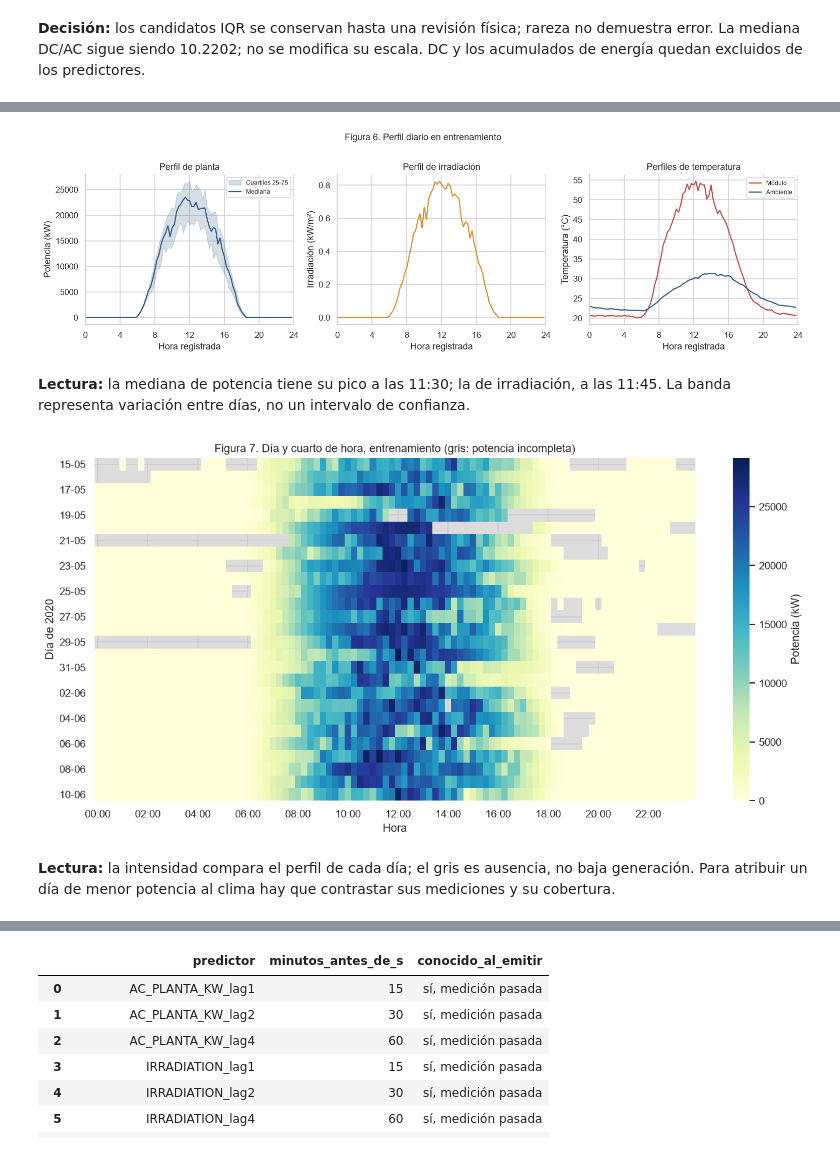
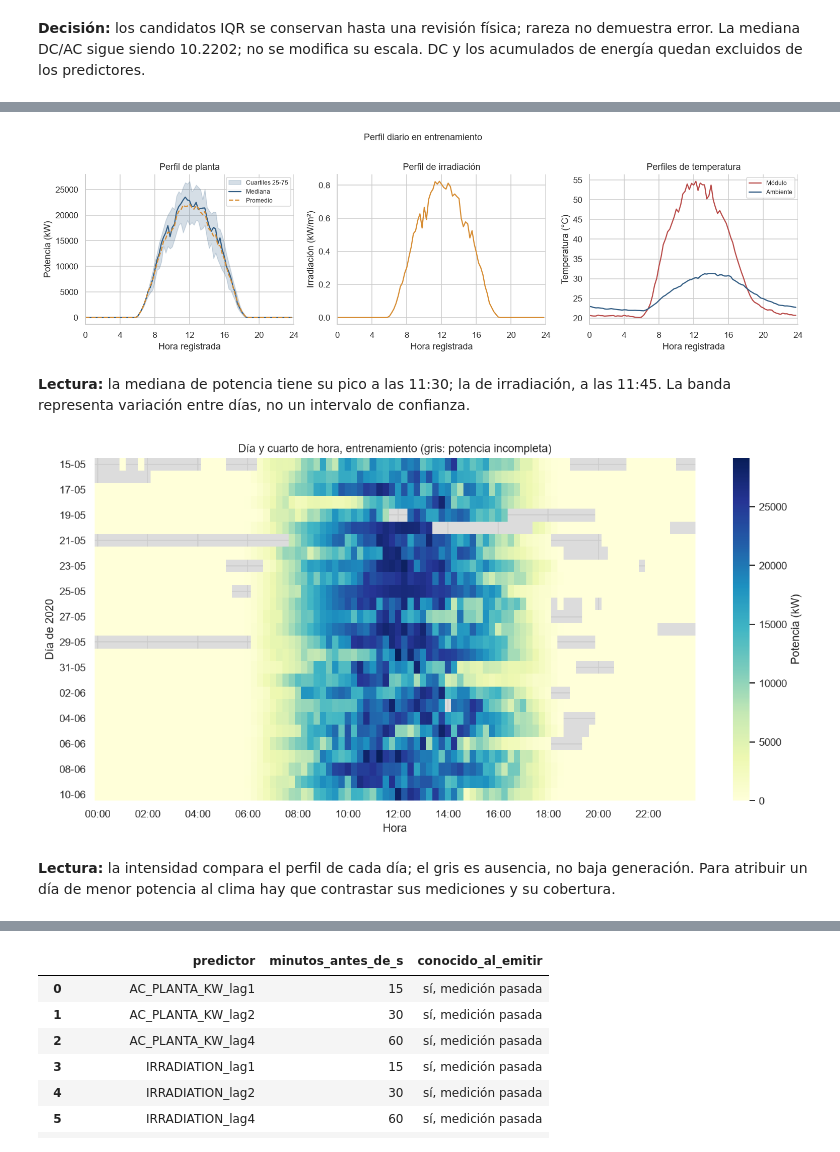
Before and after one commit to MekiahxAndres/proyecto3-solar-planta1, a Jupyter notebook: notebooks/Proyecto3_Planta1.ipynb, the cells around one changed output, grey strips where cells are left out. Drawn from its saved outputs; the diff is of its cells as text; code cells hidden in the pictures.

```diff
--- a/notebooks/Proyecto3_Planta1.ipynb
+++ b/notebooks/Proyecto3_Planta1.ipynb
@@ -352,3 +424,17 @@ display(Markdown(
 | 2 | AMBIENT_TEMPERATURE | 0 | 0 | 0 |
 | 3 | MODULE_TEMPERATURE | 0 | 0 | 0 |
 **Decisión:** los candidatos IQR se conservan hasta una revisión física; rareza no demuestra error. La mediana DC/AC sigue siendo 10.2202; no se modifica su escala. DC y los acumulados de energía quedan excluidos de los predictores.
+# %%
+# missingno [11] representa nulos; los ceros medidos se dejan como ceros.
+vista_faltantes=crudo[['AC_PLANTA_KW']+FUENTES_CLIMA].rename(columns={
+    'AC_PLANTA_KW':'Potencia completa','IRRADIATION':'Irradiación',
+    'AMBIENT_TEMPERATURE':'T ambiente','MODULE_TEMPERATURE':'T módulo'})
+fig,ax=plt.subplots(figsize=(8,5))
+msno.matrix(vista_faltantes,ax=ax,sparkline=False,fontsize=10,labels=True,color=(.19,.36,.51))
+ax.set_yticks([0,96*8,96*16,96*24,3263],[f'{d:%d-%m}' for d in REJILLA[[0,96*8,96*16,96*24,3263]]])
+ax.set_ylabel('Día de 2020; filas consecutivas cada 15 min')
+fig.tight_layout();plt.show()
+display(Markdown('**Lectura:** blanco indica nulo; color indica una medición disponible, incluso si vale cero. '
+    'Los sensores comparten huecos porque provienen de la misma fuente. Una correlación de ausencia igual a 1 '
+    'en missingno significaría que faltan juntos; no una correlación física perfecta. '
+    'No se transforma la noche en valores ausentes para producir esta gráfica.'))
@@ -427,29 +516,30 @@ display(Markdown('**Lectura:** la gráfica alinea generación y clima sin despla
 # %%
 periodo_train=limpio.loc[limpio.index<FECHA_CORTE]
 hora_train=pd.Series(periodo_train.HORA,index=periodo_train.index)
 perfil=periodo_train.AC_PLANTA_KW.groupby(hora_train).quantile([.25,.5,.75]).unstack()
 perfil_clima=periodo_train.groupby('HORA')[FUENTES_CLIMA].median()
 fig,axes=plt.subplots(1,3,figsize=(14,4))
 axes[0].fill_between(perfil.index,perfil[.25],perfil[.75],color=AZUL,alpha=.2,label='Cuartiles 25-75')
-axes[0].plot(perfil.index,perfil[.5],color=AZUL,label='Mediana');axes[0].set(ylabel='Potencia (kW)',title='Perfil de planta');axes[0].legend(fontsize=8)
+axes[0].plot(perfil.index,perfil[.5],color=AZUL,label='Mediana');
+axes[0].plot(perfil.index,periodo_train.groupby('HORA').AC_PLANTA_KW.mean(),color=NARANJA,ls='--',label='Promedio');axes[0].set(ylabel='Potencia (kW)',title='Perfil de planta');axes[0].legend(fontsize=8)
 axes[1].plot(perfil_clima.index,perfil_clima.IRRADIATION,color=NARANJA);axes[1].set(ylabel='Irradiación (kW/m²)',title='Perfil de irradiación')
 axes[2].plot(perfil_clima.index,perfil_clima.MODULE_TEMPERATURE,color=ROJO,label='Módulo')
 axes[2].plot(perfil_clima.index,perfil_clima.AMBIENT_TEMPERATURE,color=AZUL,label='Ambiente');axes[2].legend(fontsize=8);axes[2].set(ylabel='Temperatura (°C)',title='Perfiles de temperatura')
 for ax in axes:ax.set(xlabel='Hora registrada',xlim=(0,24),xticks=range(0,25,4))
-fig.suptitle('Figura 6. Perfil diario en entrenamiento',y=1.02);fig.tight_layout();plt.show()
+fig.suptitle('Perfil diario en entrenamiento',y=1.02);fig.tight_layout();plt.show()
 hp=float(perfil[.5].idxmax());hi=float(perfil_clima.IRRADIATION.idxmax())
 display(Markdown(f'**Lectura:** la mediana de potencia tiene su pico a las {int(hp):02d}:{round(hp%1*60):02d}; la de irradiación, a las {int(hi):02d}:{round(hi%1*60):02d}. La banda representa variación entre días, no un intervalo de confianza.'))
 mapa=periodo_train.assign(DIA=periodo_train.index.normalize()).pivot(index='DIA',columns='HORA',values='AC_PLANTA_KW')
 fig,ax=plt.subplots(figsize=(12,6));ax.set_facecolor('#DCDCDC')
 sns.heatmap(mapa,cmap='YlGnBu',vmin=0,xticklabels=False,yticklabels=False,ax=ax,cbar_kws={'label':'Potencia (kW)'})
 xx=np.arange(0,mapa.shape[1],8);yy=np.arange(0,len(mapa),2)
 ax.set_xticks(xx+.5,labels=[f'{int(mapa.columns[k]):02d}:00' for k in xx])
 ax.set_yticks(yy+.5,labels=[f'{mapa.index[k]:%d-%m}' for k in yy],rotation=0)
-ax.set(title='Figura 7. Día y cuarto de hora, entrenamiento (gris: potencia incompleta)',xlabel='Hora',ylabel='Día de 2020')
+ax.set(title='Día y cuarto de hora, entrenamiento (gris: potencia incompleta)',xlabel='Hora',ylabel='Día de 2020')
 fig.tight_layout();plt.show()
 display(Markdown('**Lectura:** la intensidad compara el perfil de cada día; el gris es ausencia, no baja generación. Para atribuir un día de menor potencia al clima hay que contrastar sus mediciones y su cobertura.'))
 # %% [output]
-[figure, old version]
+[figure, new version]
 **Lectura:** la mediana de potencia tiene su pico a las 11:30; la de irradiación, a las 11:45. La banda representa variación entre días, no un intervalo de confianza.
-[figure, old version]
+[figure, new version]
 **Lectura:** la intensidad compara el perfil de cada día; el gris es ausencia, no baja generación. Para atribuir un día de menor potencia al clima hay que contrastar sus mediciones y su cobertura.
```
Also changed, not shown: parts of 47 cells of this notebook, 20 other files.
